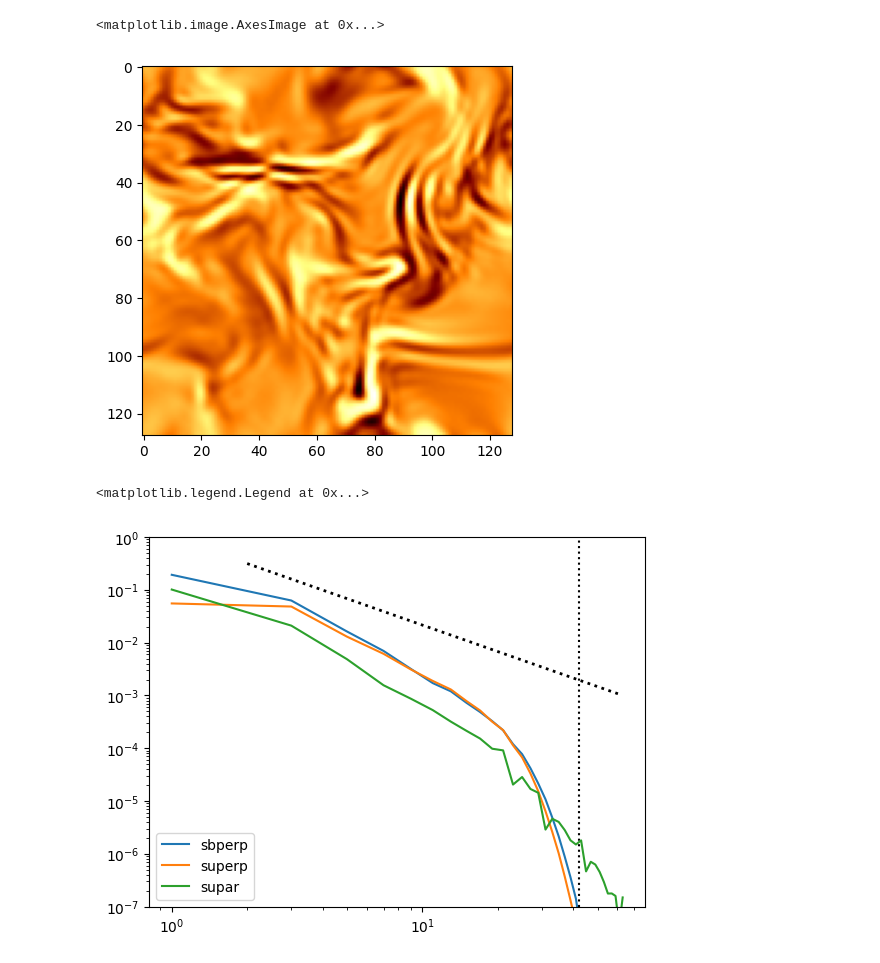
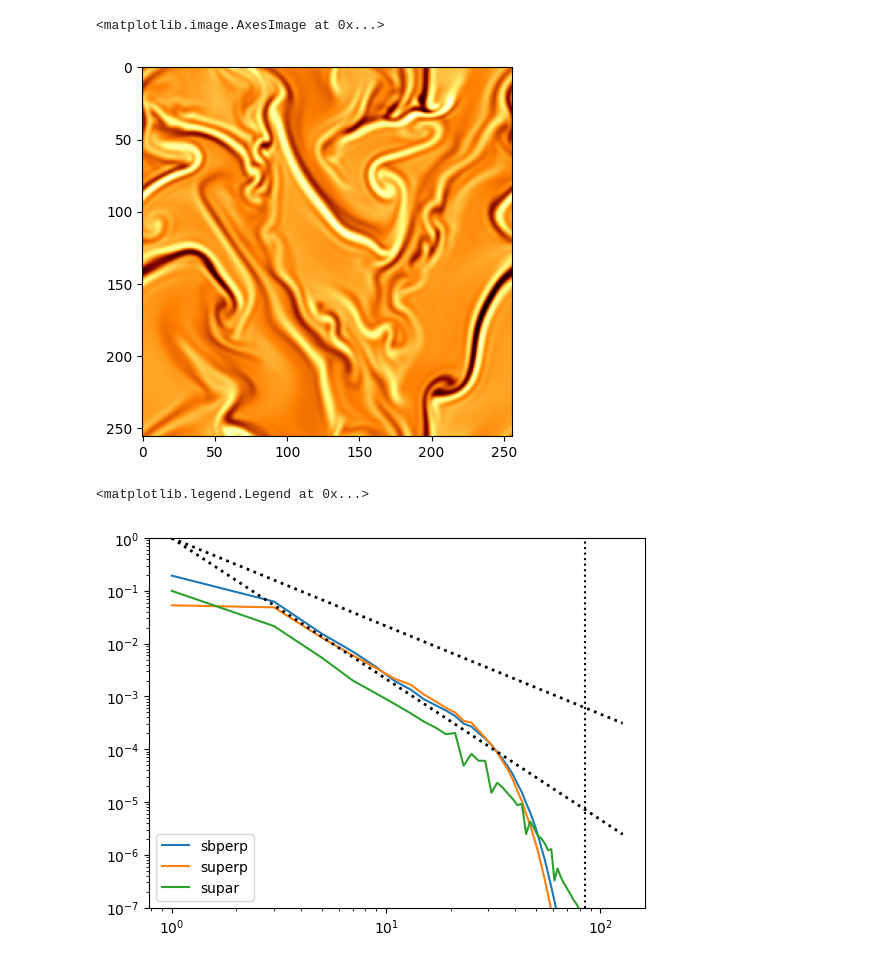
Before and after one commit to alfredmallet/jax_rmhd, a Jupyter notebook: examples/orzag-tang-3d.ipynb, the cells around one changed output. Saved outputs shown, nothing was run; the diff lists cells and outputs as text; code cells hidden in the pictures.

```diff
--- a/examples/orzag-tang-3d.ipynb
+++ b/examples/orzag-tang-3d.ipynb
@@ -9,23 +9,23 @@ import jax_rmhd.diagnostics as diag
 jr.init_cluster()
 
 #parameters
-nx = 128
-ny = 128
-nz = 128
+nx = 256
+ny = 256
+nz = 256
 Lx = 2.0 * jnp.pi
 Ly = 2.0 * jnp.pi
 Lz = 2.0 * jnp.pi
 t = 0.0
 nsnap = 100
-t_snap = 1.0
+t_snap = 0.1
 t_end = 6.0
 cfl_safety = 1.0 #this is pretty aggressive
 spatial_dimensions=3
-snap_path="data/orzag-tang-3D/"
+snap_path="data/orzag-tang-3D_v2/"
 
 #we will use hyperviscosity
-visc=1e-8
-res=1e-8
+visc=1e-9
+res=1e-9
 hyper=3
 
 x = jnp.linspace(0, Lx, nx, endpoint=False)
@@ -54,6 +54,9 @@ params=jr.Parameters(nx=nx,ny=ny,nz=nz,Lx=Lx,Ly=Ly,Lz=Lz,visc=visc,res=res,hyper
 shardings=jr.setup_sharding(params)
 kgrid = jr.setup_kgrids(params)
 state = jr.SimulationState(t=0.0,fields=jr.Fields(phik,psik))
+
+nblock = jr.estimate_good_nblock(state,kgrid,params,t_snap,t_end,nblock_min=1)
+print("nblock estimate: "+str(nblock))
 # %% [output]
 rmhd-solver has initialized jax in 64bit precision.
 Running in local mode. Total devices: 1
@@ -61,4 +65,4 @@ WARNING:absl:Configured `CheckpointManager` using deprecated legacy API. Please
 # %%
-_=jr.simulate(state,kgrid,params,t_snap=t_snap,t_end=t_end,mngr=mngr,shardings=shardings)
+jr.simulate_scan(state,kgrid,params,nblock,t_snap=t_snap,t_end=t_end,mngr=mngr,shardings=shardings)
 # %% [output]
 Saving initial state as snapshot 0
@@ -74,18 +86,19 @@ Ending simulation at t = 6.036193894247471
 # %%
-f=sn.load_slice(6,0,1,snap_path,item="fields.phik")
+f=sn.load_slice(48,64,1,snap_path,item="fields.phik")
 vort=ft.irfft2(-kgrid.ksq()*f)
 plt.imshow(vort[0,:,:],cmap='afmhot')
 # %% [output]
 <matplotlib.image.AxesImage at 0x...>
-[figure, old version]
+[figure, new version]
 # %%
-sk=sn.load_snapshot(6,mngr,params,shardings)
+sk=sn.load_snapshot(48,mngr,params,shardings)
 bin_factor=2
 bins,su,sb=diag.perpspec(sk,kgrid,params,bin_factor=bin_factor)
 plt.loglog(bins,sb,label='sbperp')
 plt.loglog(bins,su,label='superp')
 plt.ylim(1e-7,1)
-plt.loglog(k,k**(-5.0/3.0),'k:',linewidth=2)
+plt.loglog(bins,bins**(-5.0/3.0),'k:',linewidth=2)
+plt.loglog(bins,bins**(-8.0/3.0),'k:',linewidth=2)
 plt.loglog([params.nx//3,params.nx//3],[1e-7,1],'k:')
 binsz,suz,sbz=diag.parspec(sk,kgrid,params,bin_factor)
 plt.loglog(binsz,suz,label='supar')
@@ -93,5 +106,5 @@ plt.loglog(binsz,suz,label='supar')
 plt.legend()
 # %% [output]
 <matplotlib.legend.Legend at 0x...>
-[figure, old version]
+[figure, new version]
 # %%
```
Also changed, not shown: parts of 12 cells of this notebook, 11 other files.
